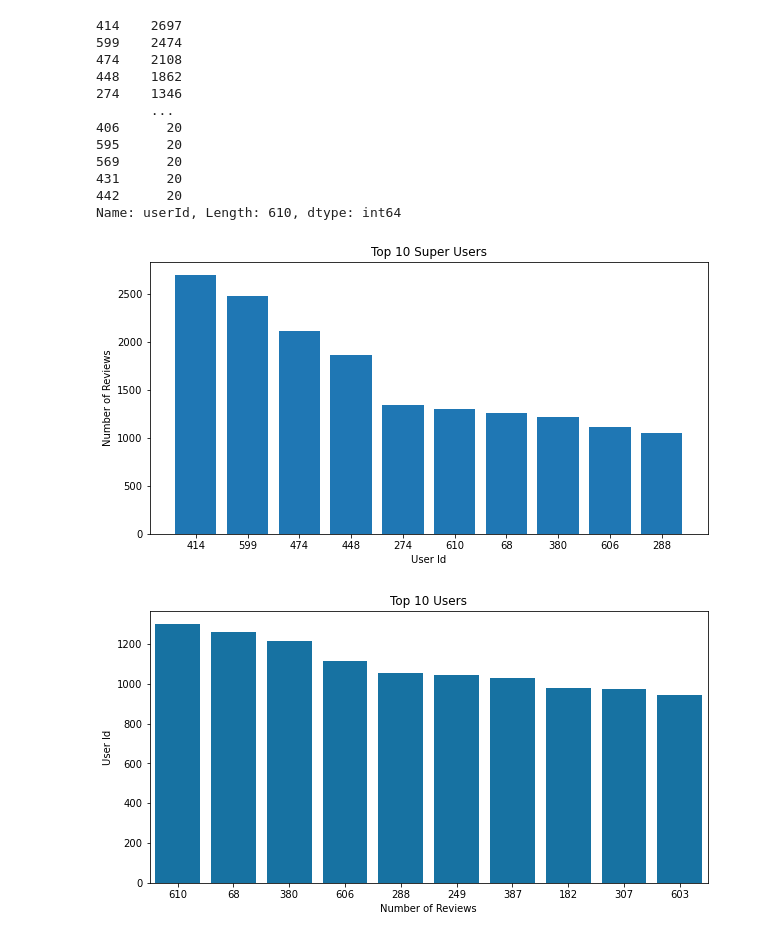
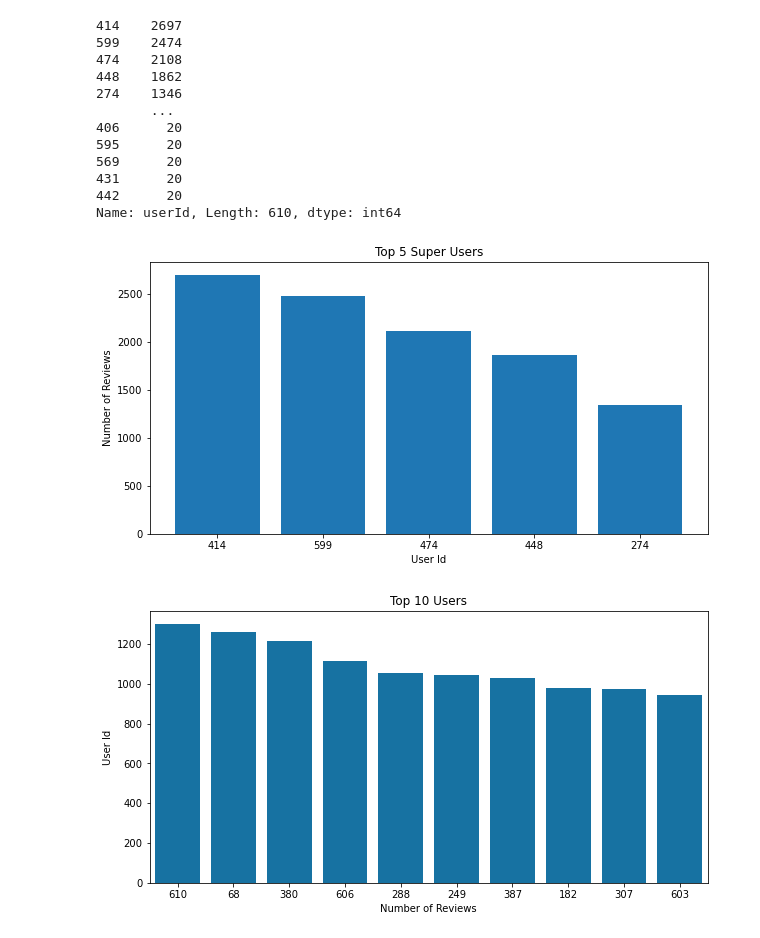
Before and after one commit to MackoyS/movielens-recommendation-system, a Jupyter notebook: movie_recc_system.ipynb, the cells around one changed output. Cells and saved outputs as stored; diff of their text form; code cells hidden in the pictures.

```diff
--- a/movie_recc_system.ipynb
+++ b/movie_recc_system.ipynb
@@ -482,8 +482,8 @@ plt.title('Comedy Rating Count');
 From the graphs of Drama, Comedy, and Western by Rating Count can see that the distribution of ratings do not change no matter if the drama is one of the most rated versus least rated.
 # %%
 #creating a list to of super users and their count
-super_users = list(movie['userId'].value_counts().iloc[:10].index)
-super_users_count = list(movie['userId'].value_counts().iloc[:10].values)
+super_users = list(movie['userId'].value_counts().iloc[:5].index)
+super_users_count = list(movie['userId'].value_counts().iloc[:5].values)
 # %%
 #value counts of users
 movie['userId'].value_counts()
@@ -503,19 +503,19 @@ Name: userId, Length: 610, dtype: int64
 # %%
 #plotting the top 10 users
 import numpy as np
 fig, ax= plt.subplots(figsize=(10, 5))
 
 ax.set_xlabel("User Id")
 ax.set_ylabel("Number of Reviews")
-ax.set_title("Top 10 Super Users")
+ax.set_title("Top 5 Super Users")
 
 x_pos = np.arange(len(super_users))
 plt.bar(x_pos, super_users_count)
 plt.xticks(x_pos, super_users)
 
 plt.show();
 # %% [output]
-[figure, old version]
+[figure, new version]
 # %%
 #creating a new dataframe that removes the top 5 users to see the difference between the rec systems that have them
 #versus the one that does not
```
Also changed, not shown: parts of 7 cells of this notebook.
